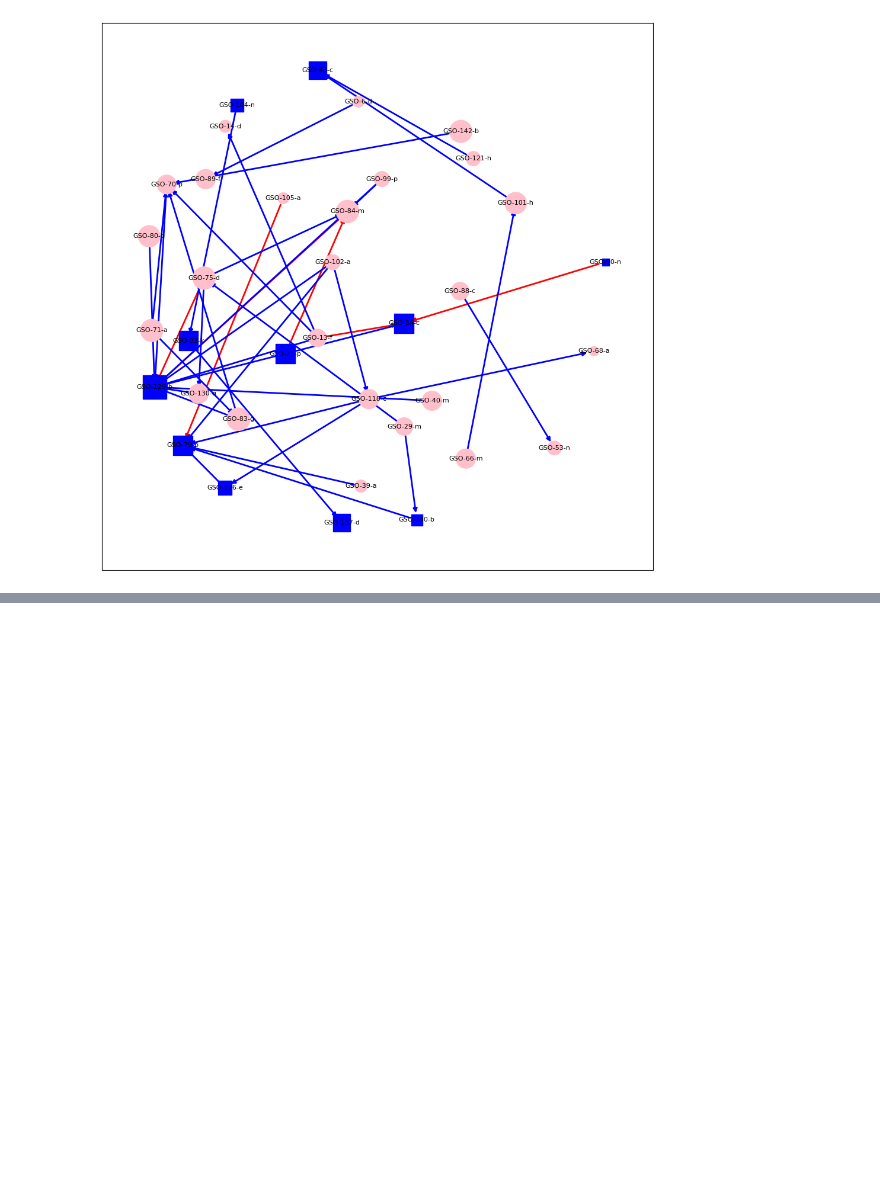
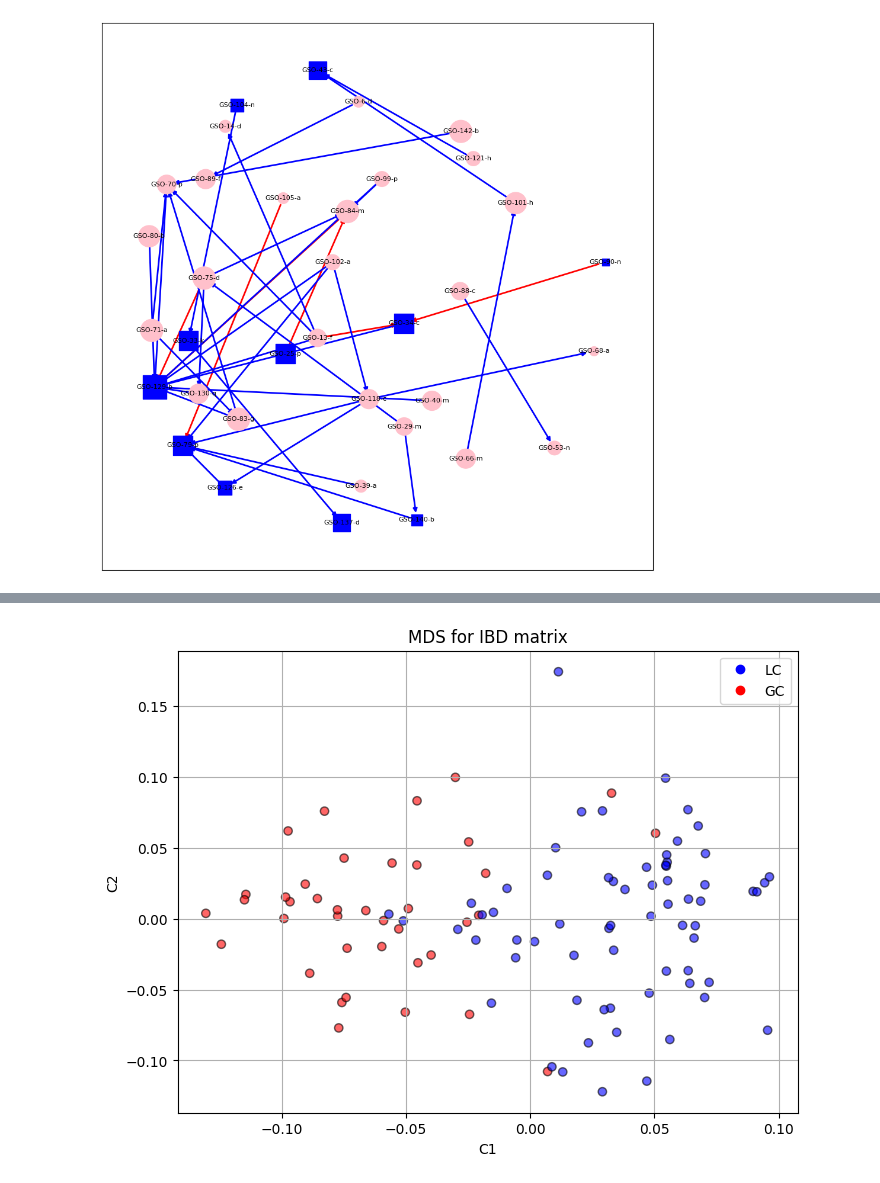
Before and after one commit to MarsicoFL/Bats, a Jupyter notebook: BatKinship.ipynb, the cells around one changed output, grey strips where cells are left out. Saved outputs shown, nothing was run; the diff lists cells and outputs as text; code cells hidden in the pictures; blank space fills up the shorter version.

```diff
--- a/BatKinship.ipynb
+++ b/BatKinship.ipynb
@@ -553,0 +577,12 @@ plt.show()
+# %%
+# Read the metadata file with the correct delimiter
+metadata = pd.read_csv('/content/drive/MyDrive/Bats/BatMetadata.csv', sep='\t')
+
+# Rename the 'Animal_ID' column to 'IID' to match the PCA results
+metadata.rename(columns={'Animal_ID': 'IID'}, inplace=True)
+
+# Merge the PCA results with the metadata
+pca_results_merged = pca_results.merge(metadata, on='IID')
+
+# Check the merged dataframe
+pca_results_merged.head()
@@ -553,0 +596,18 @@ plt.show()
+# %%
+# Create a color map for the colonies
+colony_colors = {'LC': 'blue', 'GC': 'red'}
+
+# Visualizing the PCA result with colors according to the colony
+plt.figure(figsize=(8, 6))
+plt.scatter(pca_results_merged['C1'], pca_results_merged['C2'],
+            c=pca_results_merged['Colony'].map(colony_colors),
+            edgecolor='k', alpha=0.6)
+plt.xlabel('C1')
+plt.ylabel('C2')
+plt.title('MDS for IBD matrix')
+plt.grid(True)
+plt.legend([plt.Line2D((0,1),(0,0), color=colony_colors[key], marker='o', linestyle='') for key in colony_colors],
+           colony_colors.keys())
+plt.show()
+# %% [output]
+[figure, added]
```
Also changed, not shown: parts of 23 cells of this notebook.
